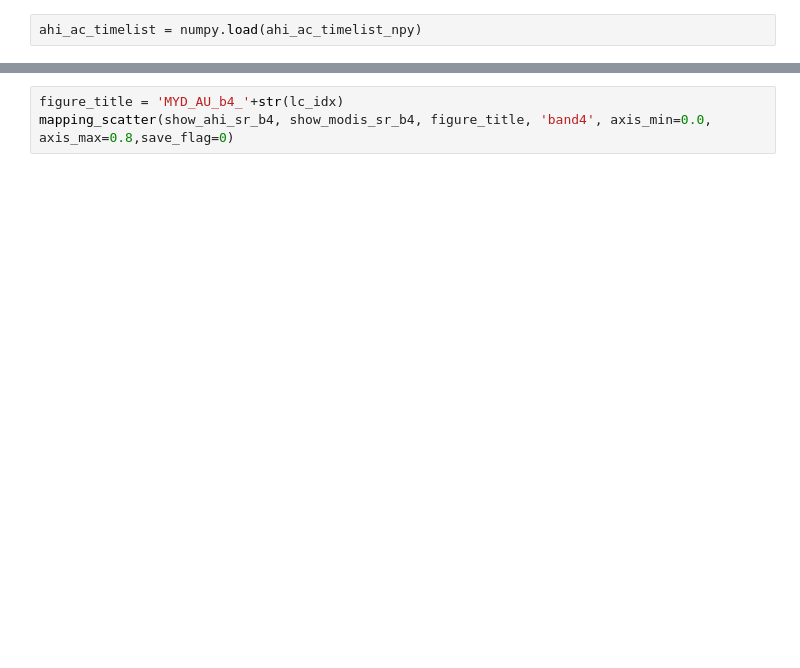
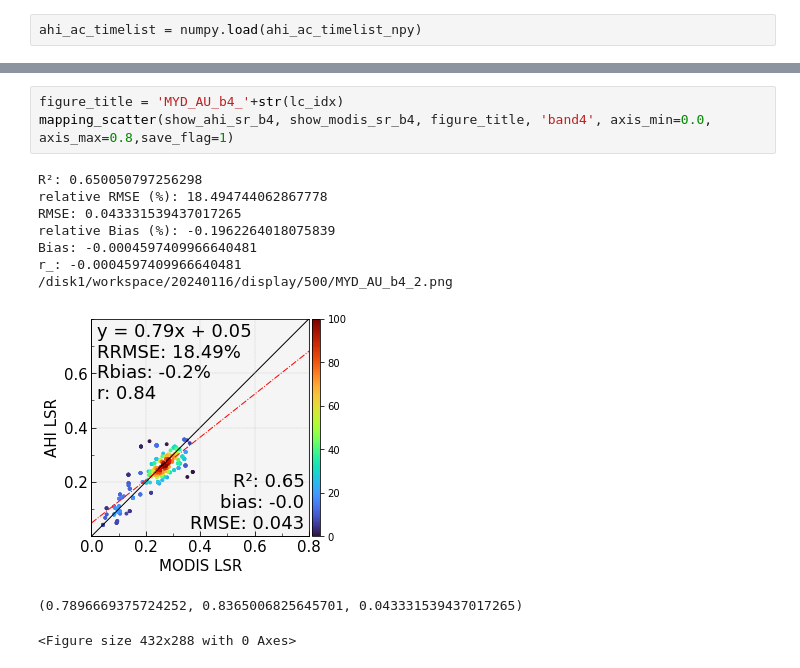
Before and after one commit to Bosh0113/MISR_AHI, a Jupyter notebook: AHI-MODIS_Inter-com_case/102_MYD_RAA_Scatter_plot.ipynb, the cells around one changed output, grey strips where cells are left out. Drawn from its saved outputs; the diff is of its cells as text; blank space fills up the shorter version.

```diff
--- a/AHI-MODIS_Inter-com_case/102_MYD_RAA_Scatter_plot.ipynb
+++ b/AHI-MODIS_Inter-com_case/102_MYD_RAA_Scatter_plot.ipynb
@@ -332,3 +395,14 @@ array([[0.1735, 0.1526],
 # %%
 figure_title = 'MYD_AU_b4_'+str(lc_idx)
-mapping_scatter(show_ahi_sr_b4, show_modis_sr_b4, figure_title, 'band4', axis_min=0.0, axis_max=0.8,save_flag=0)
+mapping_scatter(show_ahi_sr_b4, show_modis_sr_b4, figure_title, 'band4', axis_min=0.0, axis_max=0.8,save_flag=1)
+# %% [output]
+R²: 0.650050797256298
+relative RMSE (%): 18.494744062867778
+RMSE: 0.043331539437017265
+relative Bias (%): -0.1962264018075839
+Bias: -0.0004597409966640481
+r_: -0.0004597409966640481
+/disk1/workspace/20240116/display/500/MYD_AU_b4_2.png
+[figure, added]
+(0.7896669375724252, 0.8365006825645701, 0.043331539437017265)
+<Figure size 432x288 with 0 Axes>
```
Also changed, not shown: parts of 8 cells of this notebook, 7 other files.
